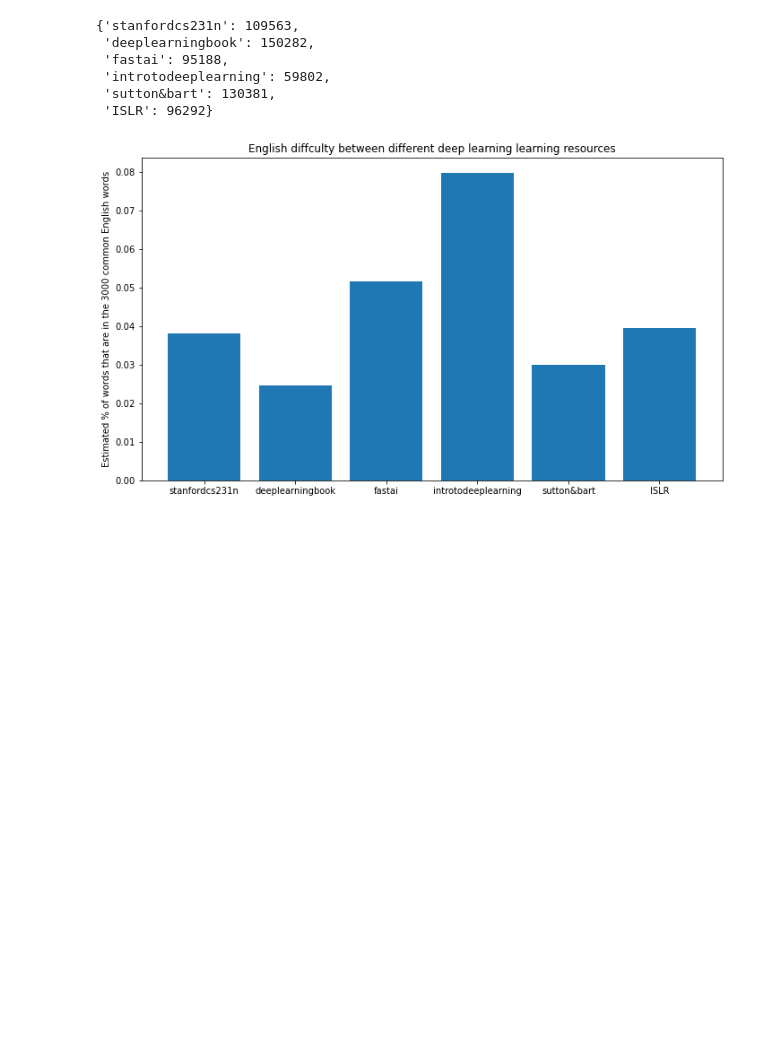
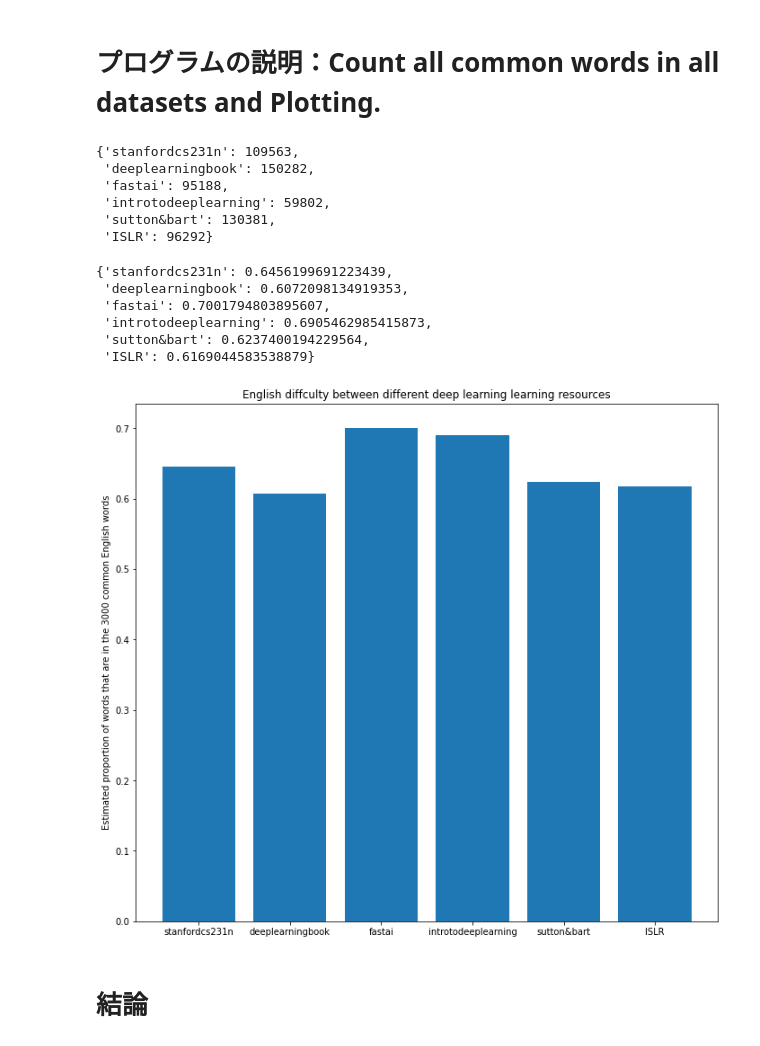
Before and after one commit to ngxuandat/Programming-I-Final, a Jupyter notebook: Programming 1 Finals .ipynb, the cells around one changed output. Saved outputs shown, nothing was run; the diff lists cells and outputs as text; code cells hidden in the pictures; blank space fills up the shorter version.

```diff
--- a/Programming 1 Finals .ipynb
+++ b/Programming 1 Finals .ipynb
@@ -41,5 +90,7 @@ for filename in files:
         # Store all processed data into the text_data dictionary
         text_data[filename[0:-4]] = value
         # We are now done with the data handling process
+# %% [markdown]
+# プログラムの説明：Count all common words in all datasets and Plotting.
 # %%
 for text in text_data.keys():
@@ -63,23 +116,34 @@ result
  'ISLR': 96292}
 # %%
 for key in result.keys():
-    result[key] = (result[key]/len(text_data[key]))*100
+    result[key] = (result[key]/len(text_data[key]))
 
-indexes = len(result.keys())
 text = []
 percentage_of_common_words = []
 for each in result:
     text.append(each)
     percentage_of_common_words.append(result[each])
+# %%
+# showing the percentage of common words
+result
+# %% [output]
+{'stanfordcs231n': 0.6456199691223439,
+ 'deeplearningbook': 0.6072098134919353,
+ 'fastai': 0.7001794803895607,
+ 'introtodeeplearning': 0.6905462985415873,
+ 'sutton&bart': 0.6237400194229564,
+ 'ISLR': 0.6169044583538879}
 # %%
 %matplotlib inline
 import matplotlib.pyplot as plt
 
-fig = plt.figure(figsize=(9, 5))
+fig = plt.figure(figsize=(9, 8))
 ax = fig.add_axes([0,0,1,1])
 ax.bar(text,percentage_of_common_words)
-ax.set_ylabel('Estimated % of words that are in the 3000 common English words')
+ax.set_ylabel('Estimated proportion of words that are in the 3000 common English words')
 ax.set_title('English diffculty between different deep learning learning resources')
 plt.show()
 # %% [output]
-[figure, old version]
+[figure, new version]
+# %% [markdown]
+# 結論
```
Also changed, not shown: parts of 10 cells of this notebook, 1 other file.
